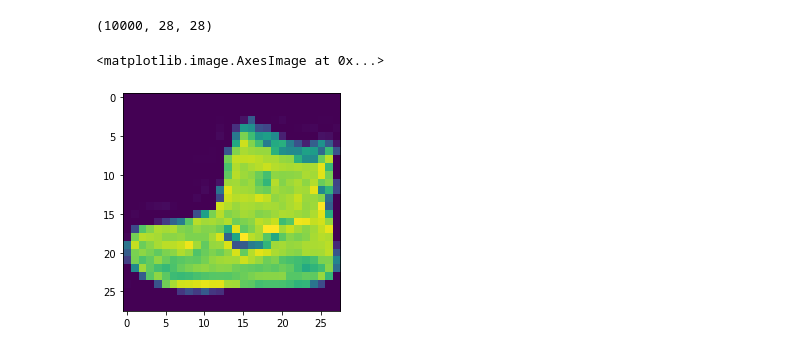
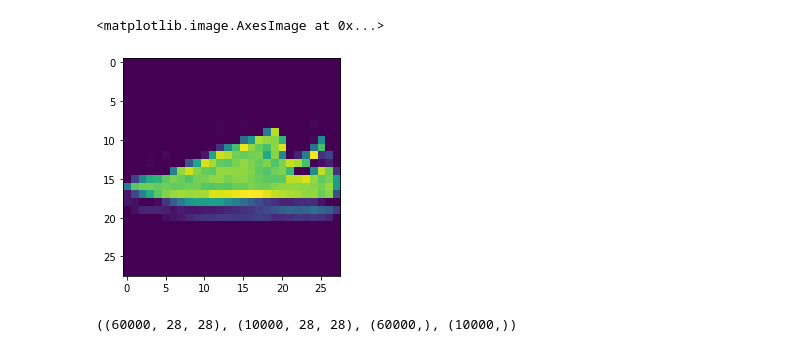
Before and after one commit to harishahamed26/Fashion-MNIST, a Jupyter notebook: Fashion_MNIST_Image_Classificaiton.ipynb, the cells around one changed output. Drawn from its saved outputs; the diff is of its cells as text; code cells hidden in the pictures.

```diff
--- a/Fashion_MNIST_Image_Classificaiton.ipynb
+++ b/Fashion_MNIST_Image_Classificaiton.ipynb
@@ -28,10 +33 @@ df_MNIST =tf.keras.datasets.fashion_mnist.load_data()
 (X_train, Y_train), (X_test,Y_test) = tf.keras.datasets.fashion_mnist.load_data()
-# %%
-X_test.shape
-# %% [output]
-(10000, 28, 28)
-# %%
-plt.imshow(X_train[0])
-# %% [output]
-<matplotlib.image.AxesImage at 0x...>
-[figure, removed]
@@ -68,0 +42,12 @@ model.add(Dense(10, activation= 'softmax'))
+# %%
+# Viewing of the Loaded Image
+
+plt.imshow(X_train[6])
+# %% [output]
+<matplotlib.image.AxesImage at 0x...>
+[figure, added]
+# %%
+# checking the shape of the module
+X_train.shape, X_test.shape, Y_train.shape, Y_test.shape
+# %% [output]
+((60000, 28, 28), (10000, 28, 28), (60000,), (10000,))
```
Also changed, not shown: parts of 19 cells of this notebook.
